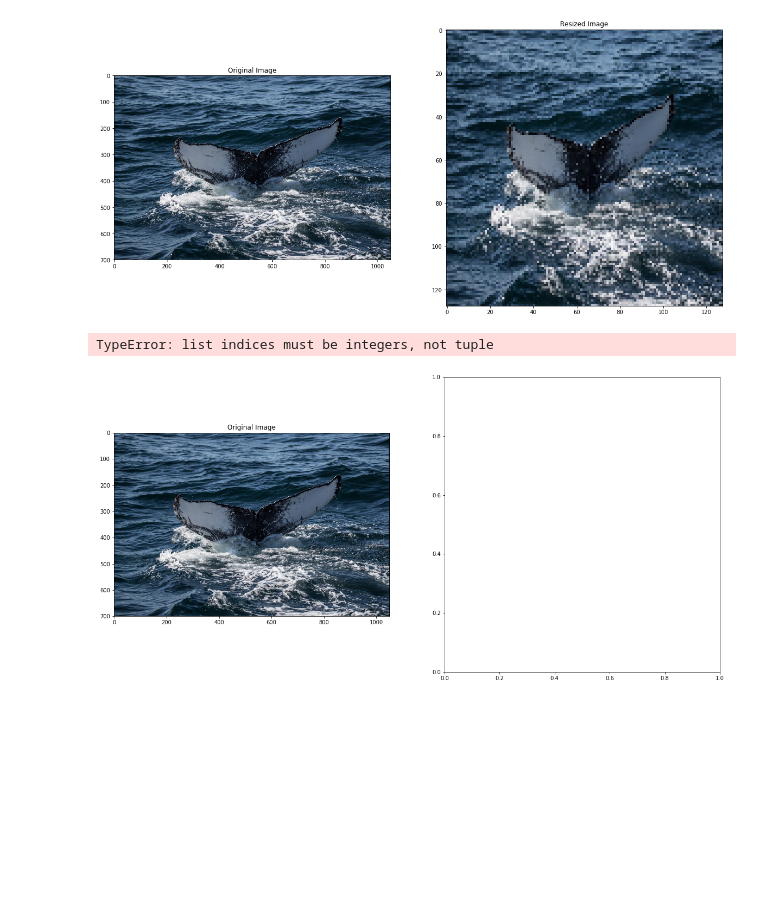
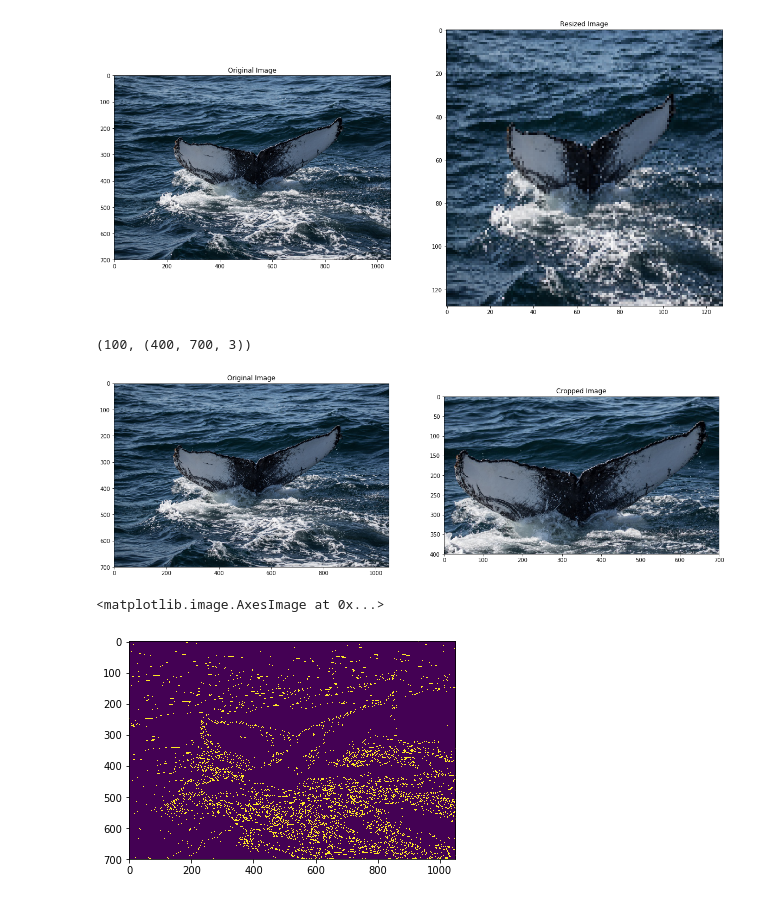
Before and after one commit to AMaini503/Kaggle-Humpback-Whale, a Jupyter notebook: V1.ipynb, the cells around one changed output. Drawn from its saved outputs; the diff is of its cells as text; code cells hidden in the pictures; blank space fills up the shorter version.

Commit message:
Resize,Crop images to same size

```diff
--- a/V1.ipynb
+++ b/V1.ipynb
@@ -60,20 +60,20 @@ len(X), X_resized[0].shape
 # %%
 W = 700
 H = 400
 LEFT = 200
 TOP = 100
 
 X_cropped = []
 for index,img in enumerate(X):
-    X_cropped.append(X[LEFT:LEFT+W,TOP:TOP+H])
+    X_cropped.append(img[TOP:TOP+H, LEFT:LEFT+W])
 
 fig, ax = plt.subplots(1, 2, figsize=(20, 10))
 ax = ax.ravel()
 ax[0].imshow(X[0])
 ax[0].set_title('Original Image')
 ax[1].imshow(X_cropped[0])
 ax[1].set_title('Cropped Image')
 len(X), X_cropped[0].shape
 # %% [output]
-TypeError: list indices must be integers, not tuple
+(100, (400, 700, 3))
-[figure, old version]
+[figure, new version]
@@ -79,0 +82,5 @@ TypeError: list indices must be integers, not tuple
+# %%
+plt.imshow(canny)
+# %% [output]
+<matplotlib.image.AxesImage at 0x...>
+[figure, added]
```
Also changed, not shown: parts of 1 cell of this notebook.
